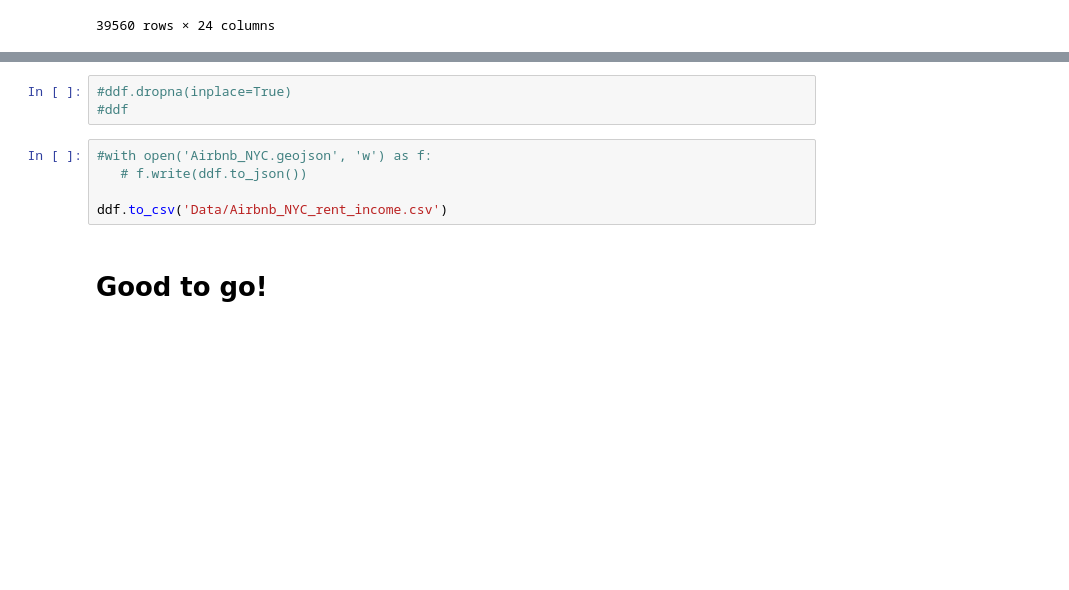
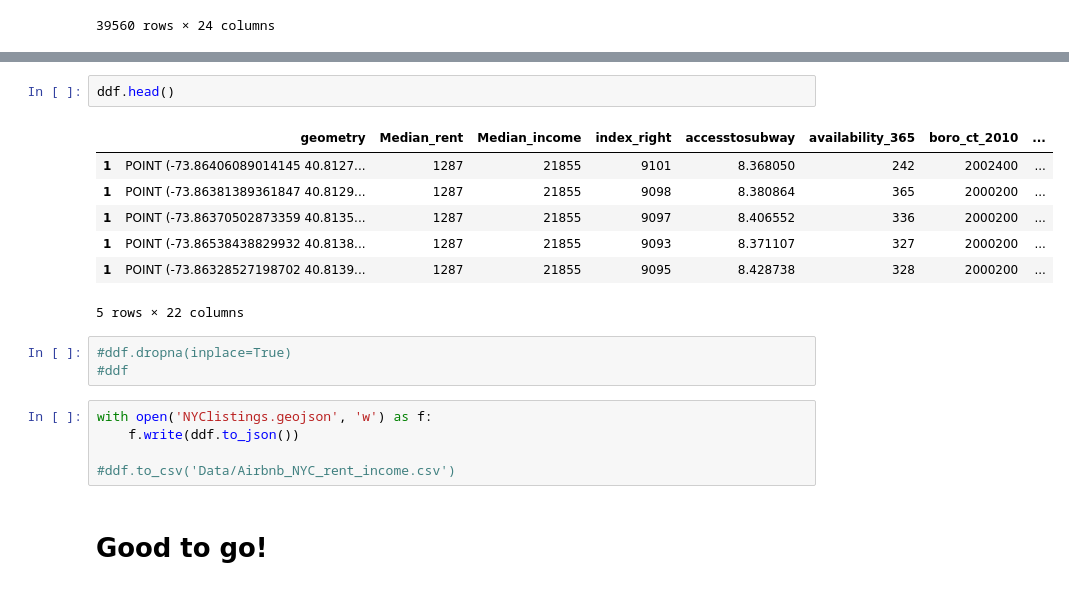
Before and after one commit to fernandomelchor/Airbnb_Project, a Jupyter notebook: data_wrangling_Rent-Income.ipynb, the cells around one changed output, grey strips where cells are left out. Saved outputs shown, nothing was run; the diff lists cells and outputs as text; blank space fills up the shorter version.

```diff
--- a/data_wrangling_Rent-Income.ipynb
+++ b/data_wrangling_Rent-Income.ipynb
@@ -261,10 +274,20 @@ ddf
+# %%
+ddf.head()
+# %% [output]
+|  | geometry | Median_rent | Median_income | index_right | accesstosubway | availability_365 | boro_ct_2010 | ... |
+| 1 | POINT (-73.86406089014145 40.8127... | 1287 | 21855 | 9101 | 8.368050 | 242 | 2002400 | ... |
+| 1 | POINT (-73.86381389361847 40.8129... | 1287 | 21855 | 9098 | 8.380864 | 365 | 2000200 | ... |
+| 1 | POINT (-73.86370502873359 40.8135... | 1287 | 21855 | 9097 | 8.406552 | 336 | 2000200 | ... |
+| 1 | POINT (-73.86538438829932 40.8138... | 1287 | 21855 | 9093 | 8.371107 | 327 | 2000200 | ... |
+| 1 | POINT (-73.86328527198702 40.8139... | 1287 | 21855 | 9095 | 8.428738 | 328 | 2000200 | ... |
+5 rows × 22 columns
 # %%
 #ddf.dropna(inplace=True)
 #ddf
 # %%
-#with open('Airbnb_NYC.geojson', 'w') as f:
-   # f.write(ddf.to_json())
+with open('NYClistings.geojson', 'w') as f:
+    f.write(ddf.to_json())
 
-ddf.to_csv('Data/Airbnb_NYC_rent_income.csv')
+#ddf.to_csv('Data/Airbnb_NYC_rent_income.csv')
 # %% [markdown]
 # Good to go!
```
Also changed, not shown: parts of 2 cells of this notebook, 1 other file.
